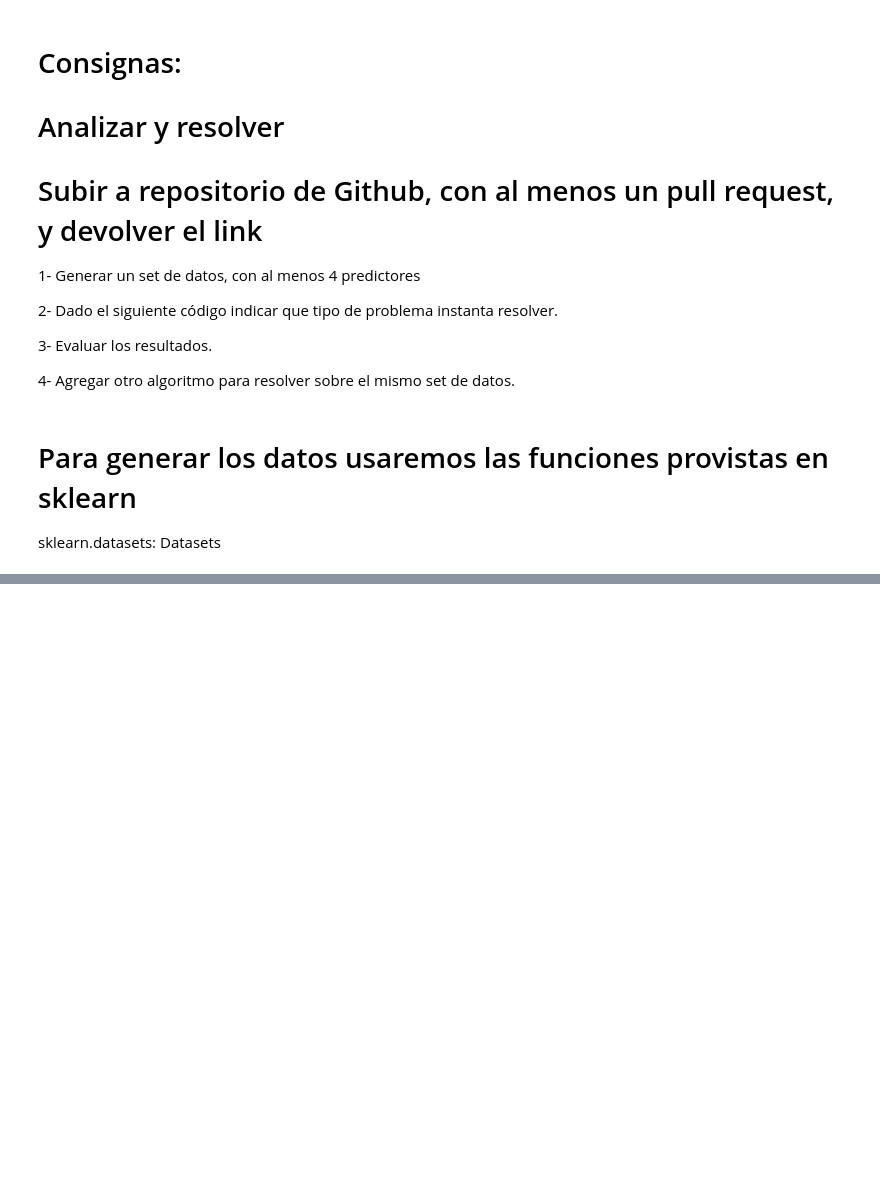
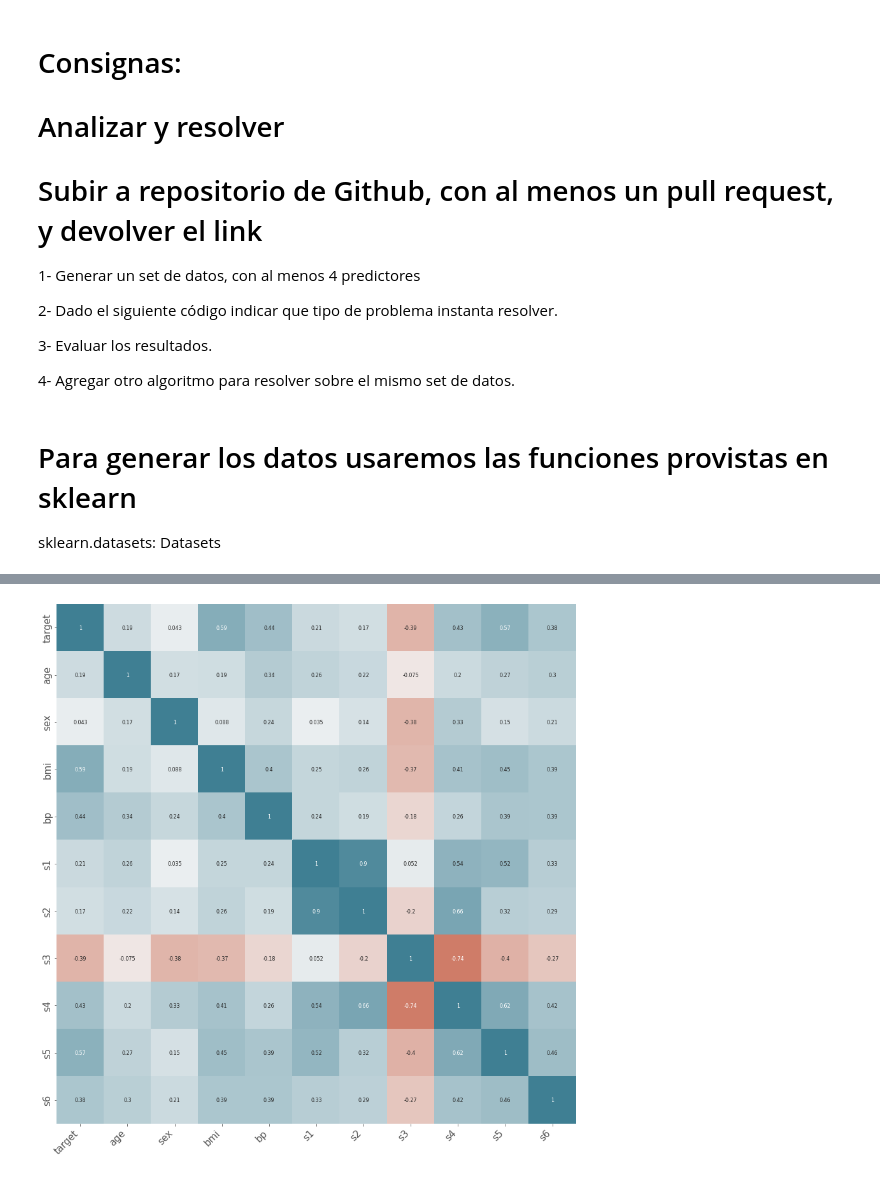
Before and after one commit to octagomez/Practico_191022, a Jupyter notebook: Examen V1.ipynb, the cells around one changed output, grey strips where cells are left out. Drawn from its saved outputs; the diff is of its cells as text; code cells hidden in the pictures; blank space fills up the shorter version.

```diff
--- a/Examen V1.ipynb
+++ b/Examen V1.ipynb
@@ -40,0 +55,15 @@ sklearn.datasets: Datasets
+# %%
+# Datos
+# ==============================================================================
+ # OPCION 2
+from sklearn.datasets import load_diabetes
+data = load_diabetes()
+
+# np.c_ is the numpy concatenate function
+# which is used to concat iris['data'] and iris['target'] arrays
+# for pandas column argument: concat iris['feature_names'] list
+# and string list (in this case one string); you can make this anything you'd like..
+# the original dataset would probably call this ['Species']
+data = pd.DataFrame(data= np.c_[data['target'], data['data']],
+                     columns= ['target'] + data['feature_names'] )
+data['target'].unique()
@@ -41,5 +91,5 @@ sklearn.datasets: Datasets
 # %%
-datos
+datos =  data
 # %%
 # Correlación entre columnas numéricas
 # ==============================================================================
@@ -63,28 +125,30 @@ tidy_corr_matrix(corr_matrix).head(10)
 # %%
 # Heatmap matriz de correlaciones
 # ==============================================================================
-fig, ax = plt.subplots(nrows=1, ncols=1, figsize=(4, 4))
+fig, ax = plt.subplots(nrows=1, ncols=1, figsize=(15, 15))
 
 sns.heatmap(
     corr_matrix,
     annot     = True,
     cbar      = False,
     annot_kws = {"size": 8},
     vmin      = -1,
     vmax      = 1,
     center    = 0,
     cmap      = sns.diverging_palette(20, 220, n=200),
     square    = True,
     ax        = ax
 )
 
 ax.set_xticklabels(
     ax.get_xticklabels(),
     rotation = 45,
     horizontalalignment = 'right',
 )
 
-ax.tick_params(labelsize = 10)
+ax.tick_params(labelsize = 15)
+# %% [output]
+[figure, added]
 # %%
 # Gráfico de distribución para cada variable numérica
 # ==============================================================================
```
Also changed, not shown: parts of 7 cells of this notebook.
